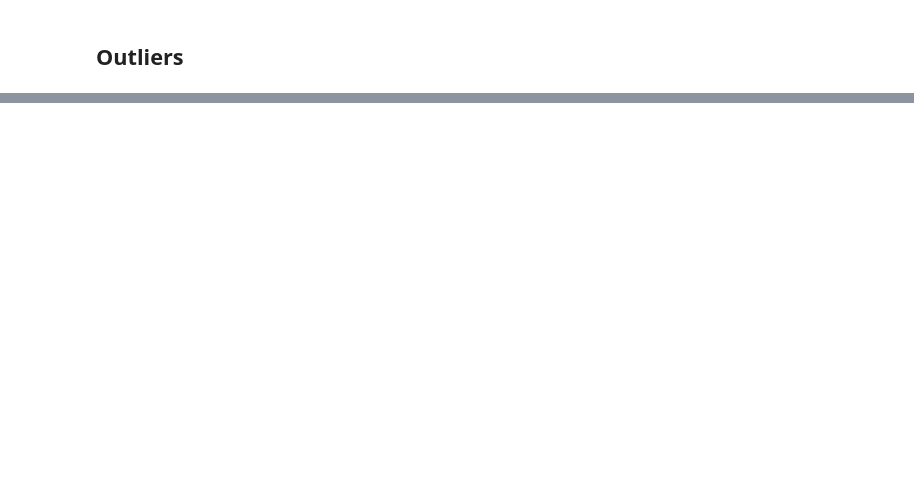
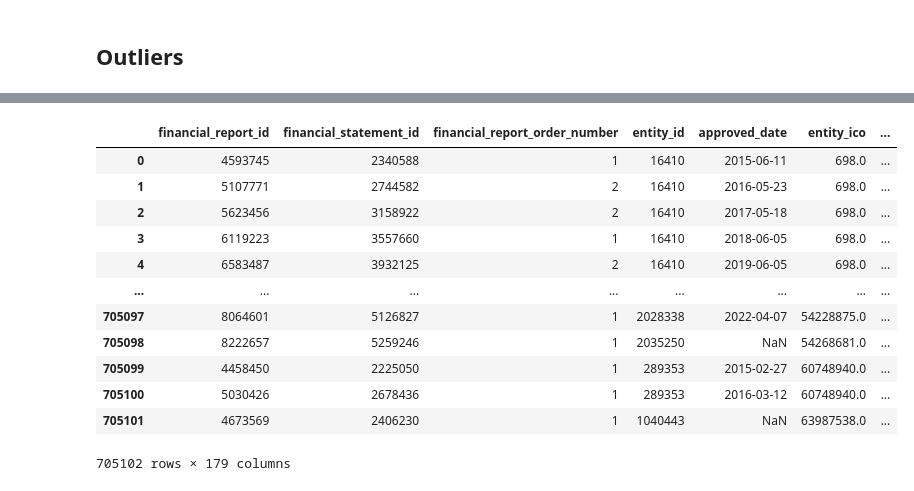
Before and after one commit to rohalmatus/financial-distress-models, a Jupyter notebook: CODE/TRANSFORM/07_main_dataset_finalize.ipynb, the cells around one changed output, grey strips where cells are left out. Cells and saved outputs as stored; diff of their text form; code cells hidden in the pictures; blank space fills up the shorter version.

```diff
--- a/CODE/TRANSFORM/07_main_dataset_finalize.ipynb
+++ b/CODE/TRANSFORM/07_main_dataset_finalize.ipynb
@@ -451,4 +452,20 @@ plt.show()
 
 
 #                 outlier_boolean = pd.concat([outlier_boolean, subset_non_outliers, subset_outliers], axis = 0)
+# %%
+financial_ratios_table
+# %% [output]
+|  | financial_report_id | financial_statement_id | financial_report_order_number | entity_id | approved_date | entity_ico | ... |
+| 0 | 4593745 | 2340588 | 1 | 16410 | 2015-06-11 | 698.0 | ... |
+| 1 | 5107771 | 2744582 | 2 | 16410 | 2016-05-23 | 698.0 | ... |
+| 2 | 5623456 | 3158922 | 2 | 16410 | 2017-05-18 | 698.0 | ... |
+| 3 | 6119223 | 3557660 | 1 | 16410 | 2018-06-05 | 698.0 | ... |
+| 4 | 6583487 | 3932125 | 2 | 16410 | 2019-06-05 | 698.0 | ... |
+| ... | ... | ... | ... | ... | ... | ... | ... |
+| 705097 | 8064601 | 5126827 | 1 | 2028338 | 2022-04-07 | 54228875.0 | ... |
+| 705098 | 8222657 | 5259246 | 1 | 2035250 | NaN | 54268681.0 | ... |
+| 705099 | 4458450 | 2225050 | 1 | 289353 | 2015-02-27 | 60748940.0 | ... |
+| 705100 | 5030426 | 2678436 | 1 | 289353 | 2016-03-12 | 60748940.0 | ... |
+| 705101 | 4673569 | 2406230 | 1 | 1040443 | NaN | 63987538.0 | ... |
+705102 rows × 179 columns
 # %%
```
Also changed, not shown: parts of 9 cells of this notebook, 7 other files.
